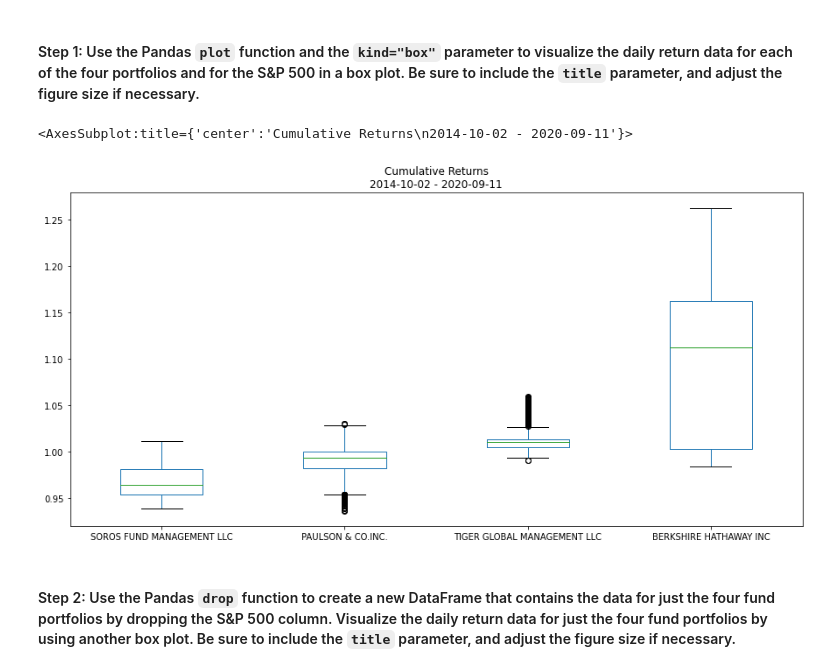
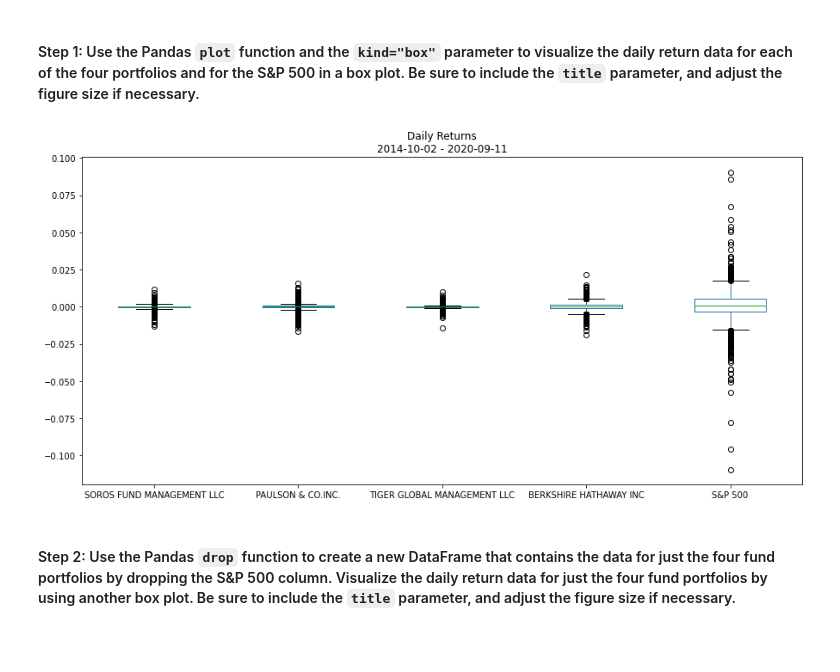
Before and after one commit to blandwhite/Challenge_4, a Jupyter notebook: Starter_Code/risk_return_analysis.ipynb, the cells around one changed output. Cells and saved outputs as stored; diff of their text form; code cells hidden in the pictures; blank space fills up the shorter version.

```diff
--- a/Starter_Code/risk_return_analysis.ipynb
+++ b/Starter_Code/risk_return_analysis.ipynb
@@ -257,10 +255,10 @@ Analyze the volatility of each of the four fund portfolios and of the S&P 500 In
 # %%
 # Use the daily return data to create box plots to visualize the volatility of the 4 funds and the S&P 500
 # Include a title parameter and adjust the figure size
-cumulative_returns.plot.box(figsize=(15,7), title='Cumulative Returns\n2014-10-02 - 2020-09-11')
+# cumulative_returns.plot.box(figsize=(15,7), title='Cumulative Returns\n2014-10-02 - 2020-09-11')
+daily_returns.plot.box(figsize=(15,7), title='Daily Returns\n2014-10-02 - 2020-09-11');
 # %% [output]
-<AxesSubplot:title={'center':'Cumulative Returns\n2014-10-02 - 2020-09-11'}>
-[figure, old version]
+[figure, new version]
 # %% [markdown]
 #### Step 2: Use the Pandas `drop` function to create a new DataFrame that contains the data for just the four fund portfolios by dropping the S&P 500 column. Visualize the daily return data for just the four fund portfolios by using another box plot. Be sure to include the `title` parameter, and adjust the figure size if necessary.
 # %%
```
Also changed, not shown: parts of 33 cells of this notebook, 4 other files.
